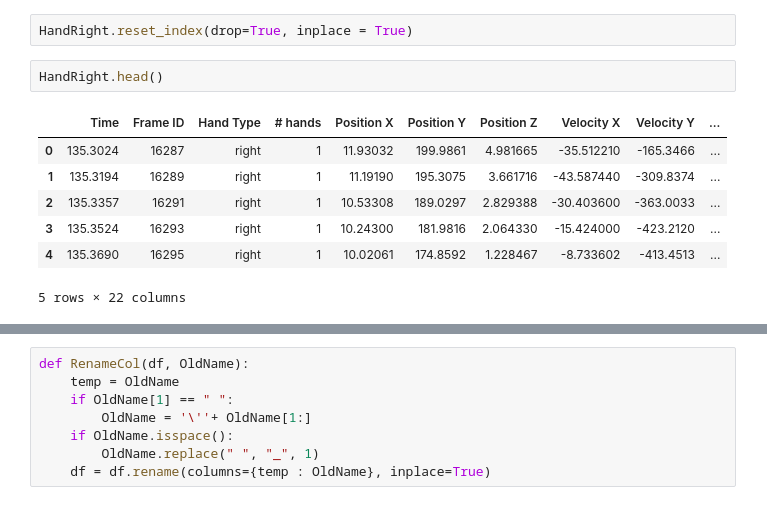
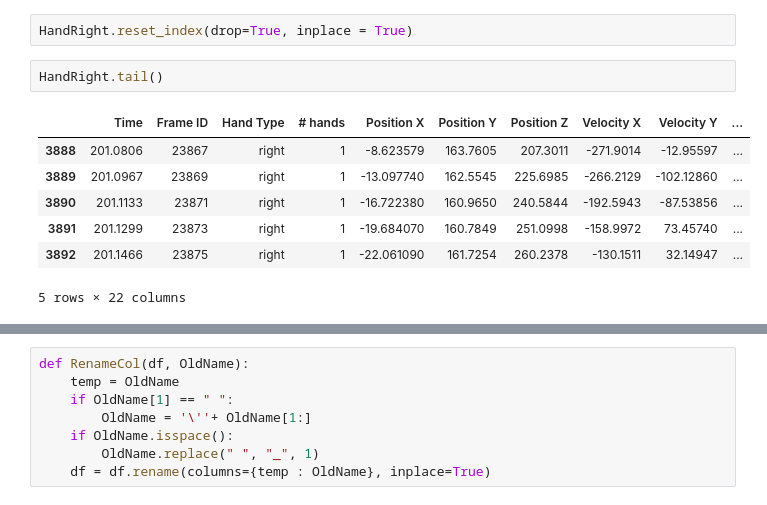
Before and after one commit to GalKoaz/Data-visualization, a Jupyter notebook: Hands.ipynb, the cells around one changed output, grey strips where cells are left out. Cells and saved outputs as stored; diff of their text form.

```diff
--- a/Hands.ipynb
+++ b/Hands.ipynb
@@ -168,12 +168,12 @@ RemoveSevenSecond(HandRight)
 # %%
 HandRight.reset_index(drop=True, inplace = True)
 # %%
-HandRight.head()
+HandRight.tail()
 # %% [output]
 |  | Time | Frame ID | Hand Type | # hands | Position X | Position Y | Position Z | Velocity X | Velocity Y | ... |
-| 0 | 135.3024 | 16287 | right | 1 | 11.93032 | 199.9861 | 4.981665 | -35.512210 | -165.3466 | ... |
-| 1 | 135.3194 | 16289 | right | 1 | 11.19190 | 195.3075 | 3.661716 | -43.587440 | -309.8374 | ... |
-| 2 | 135.3357 | 16291 | right | 1 | 10.53308 | 189.0297 | 2.829388 | -30.403600 | -363.0033 | ... |
-| 3 | 135.3524 | 16293 | right | 1 | 10.24300 | 181.9816 | 2.064330 | -15.424000 | -423.2120 | ... |
-| 4 | 135.3690 | 16295 | right | 1 | 10.02061 | 174.8592 | 1.228467 | -8.733602 | -413.4513 | ... |
+| 3888 | 201.0806 | 23867 | right | 1 | -8.623579 | 163.7605 | 207.3011 | -271.9014 | -12.95597 | ... |
+| 3889 | 201.0967 | 23869 | right | 1 | -13.097740 | 162.5545 | 225.6985 | -266.2129 | -102.12860 | ... |
+| 3890 | 201.1133 | 23871 | right | 1 | -16.722380 | 160.9650 | 240.5844 | -192.5943 | -87.53856 | ... |
+| 3891 | 201.1299 | 23873 | right | 1 | -19.684070 | 160.7849 | 251.0998 | -158.9972 | 73.45740 | ... |
+| 3892 | 201.1466 | 23875 | right | 1 | -22.061090 | 161.7254 | 260.2378 | -130.1511 | 32.14947 | ... |
 5 rows × 22 columns
```
Also changed, not shown: parts of 6 cells of this notebook, 1 other file.
